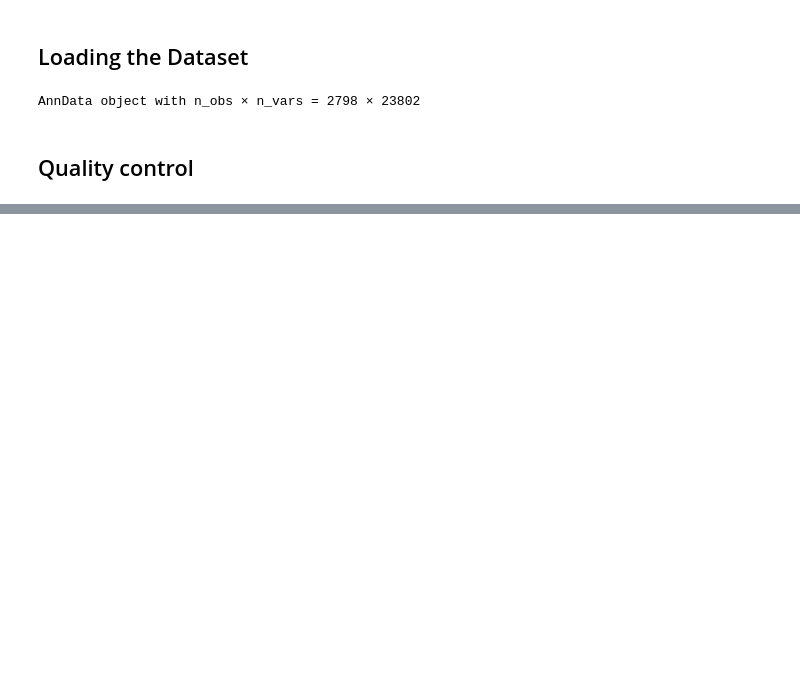
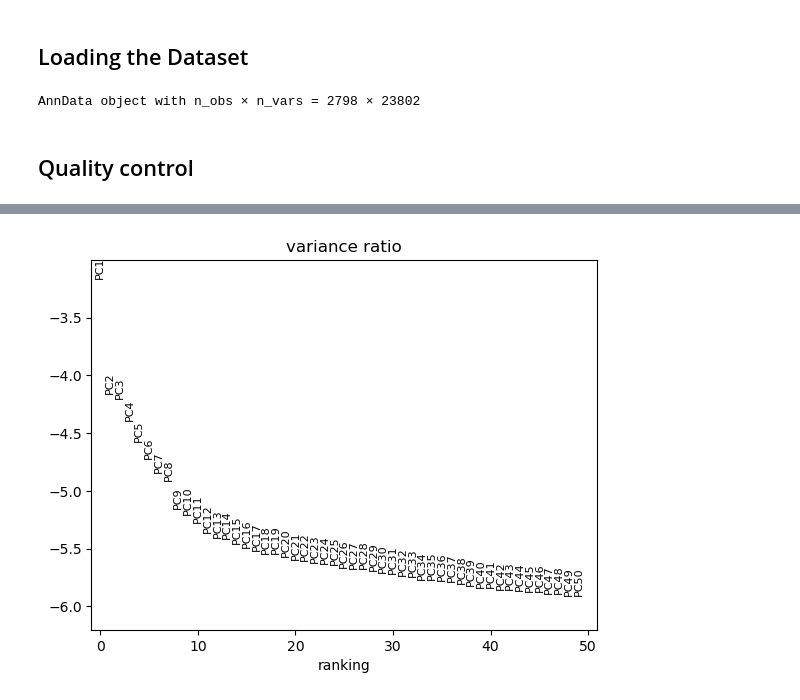
Before and after one commit to AEnyioko/mpn-jak2-analysis, a Jupyter notebook: notebooks/pre_processing.ipynb, the cells around one changed output, grey strips where cells are left out. Saved outputs shown, nothing was run; the diff lists cells and outputs as text; code cells hidden in the pictures; blank space fills up the shorter version.

Commit message:
Added PCA analysis

```diff
--- a/notebooks/pre_processing.ipynb
+++ b/notebooks/pre_processing.ipynb
@@ -72,5 +74,13 @@ sc.pl.highly_variable_genes(adata)
 # %%
 # Dimensionality reduction
 
 # Running PCA
-sc.tl.pca(adata)
+sc.pp.pca(adata, mask_var="highly_variable")
+
+# Inspecting the variance explained by each principal component
+# Gives info about how many PCs to use for downstream analysis
+# Overestimating the number of PCs can lead to noise, while underestimating can lead to loss of important biological signal.
+# Usually better to overestimate then find optimal number of PCs later
+sc.pl.pca_variance_ratio(adata, n_pcs=50, log=True)
+# %% [output]
+[figure, added]
```
Also changed, not shown: parts of 4 cells of this notebook.
